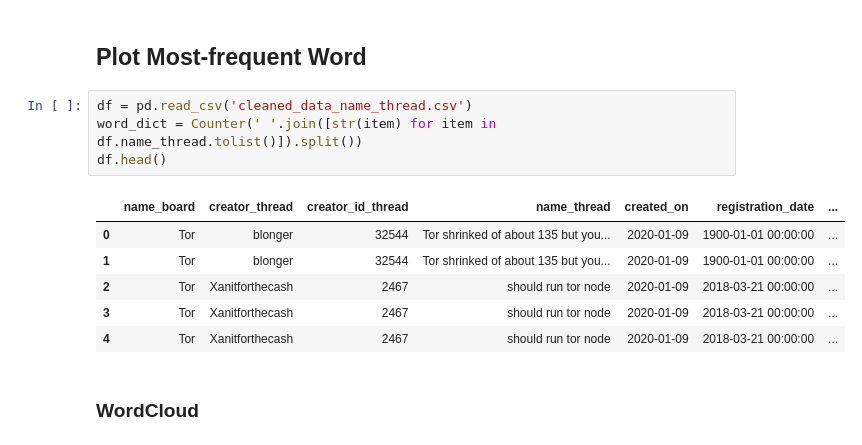
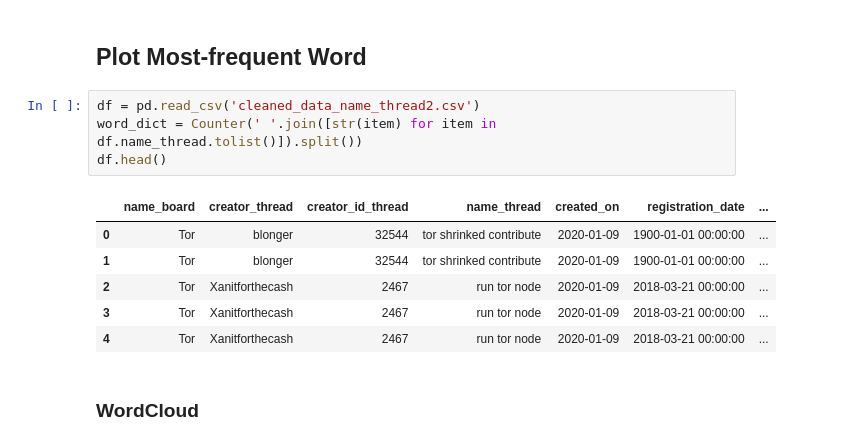
Before and after one commit to D0men1c0/GSoC, a Jupyter notebook: Analyze_files/Completed/TextAnalysis.ipynb, the cells around one changed output. Drawn from its saved outputs; the diff is of its cells as text.

```diff
--- a/Analyze_files/Completed/TextAnalysis.ipynb
+++ b/Analyze_files/Completed/TextAnalysis.ipynb
@@ -130,16 +159,16 @@ df_unique.to_csv('name_thread.txt', index=False, header=False)
 # %% [markdown]
 ## Plot Most-frequent Word
 # %%
-df = pd.read_csv('cleaned_data_name_thread.csv')
+df = pd.read_csv('cleaned_data_name_thread2.csv')
 word_dict = Counter(' '.join([str(item) for item in df.name_thread.tolist()]).split())
 df.head()
 # %% [output]
 |  | name_board | creator_thread | creator_id_thread | name_thread | created_on | registration_date | ... |
-| 0 | Tor | blonger | 32544 | Tor shrinked of about 135 but you... | 2020-01-09 | 1900-01-01 00:00:00 | ... |
-| 1 | Tor | blonger | 32544 | Tor shrinked of about 135 but you... | 2020-01-09 | 1900-01-01 00:00:00 | ... |
-| 2 | Tor | Xanitforthecash | 2467 | should run tor node | 2020-01-09 | 2018-03-21 00:00:00 | ... |
-| 3 | Tor | Xanitforthecash | 2467 | should run tor node | 2020-01-09 | 2018-03-21 00:00:00 | ... |
-| 4 | Tor | Xanitforthecash | 2467 | should run tor node | 2020-01-09 | 2018-03-21 00:00:00 | ... |
+| 0 | Tor | blonger | 32544 | tor shrinked contribute | 2020-01-09 | 1900-01-01 00:00:00 | ... |
+| 1 | Tor | blonger | 32544 | tor shrinked contribute | 2020-01-09 | 1900-01-01 00:00:00 | ... |
+| 2 | Tor | Xanitforthecash | 2467 | run tor node | 2020-01-09 | 2018-03-21 00:00:00 | ... |
+| 3 | Tor | Xanitforthecash | 2467 | run tor node | 2020-01-09 | 2018-03-21 00:00:00 | ... |
+| 4 | Tor | Xanitforthecash | 2467 | run tor node | 2020-01-09 | 2018-03-21 00:00:00 | ... |
 # %% [markdown]
 ### WordCloud
 # %%
```
Also changed, not shown: parts of 5 cells of this notebook.
